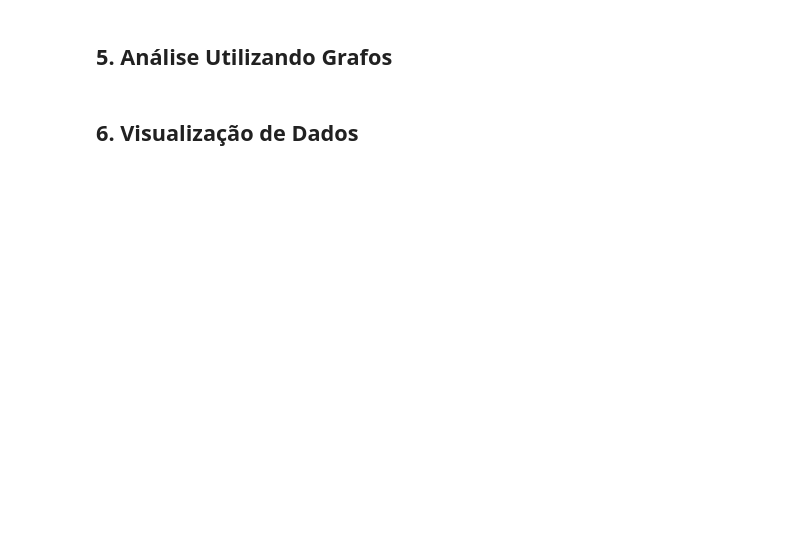
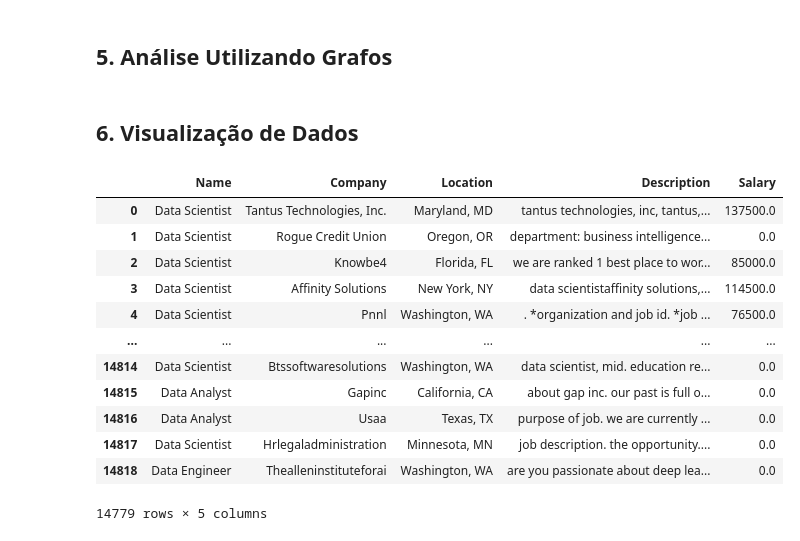
Before and after one commit to tcastb/ED_trabalho, a Jupyter notebook: main.ipynb, the cells around one changed output. Saved outputs shown, nothing was run; the diff lists cells and outputs as text; code cells hidden in the pictures; blank space fills up the shorter version.

```diff
--- a/main.ipynb
+++ b/main.ipynb
@@ -604,3 +596,19 @@ Job foun
 ## 5. Análise Utilizando Grafos
 # %% [markdown]
 ## 6. Visualização de Dados
+# %%
+df
+# %% [output]
+|  | Name | Company | Location | Description | Salary |
+| 0 | Data Scientist | Tantus Technologies, Inc. | Maryland, MD | tantus technologies, inc, tantus,... | 137500.0 |
+| 1 | Data Scientist | Rogue Credit Union | Oregon, OR | department: business intelligence... | 0.0 |
+| 2 | Data Scientist | Knowbe4 | Florida, FL | we are ranked 1 best place to wor... | 85000.0 |
+| 3 | Data Scientist | Affinity Solutions | New York, NY | data scientistaffinity solutions,... | 114500.0 |
+| 4 | Data Scientist | Pnnl | Washington, WA | . *organization and job id. *job ... | 76500.0 |
+| ... | ... | ... | ... | ... | ... |
+| 14814 | Data Scientist | Btssoftwaresolutions | Washington, WA | data scientist, mid. education re... | 0.0 |
+| 14815 | Data Analyst | Gapinc | California, CA | about gap inc. our past is full o... | 0.0 |
+| 14816 | Data Analyst | Usaa | Texas, TX | purpose of job. we are currently ... | 0.0 |
+| 14817 | Data Scientist | Hrlegaladministration | Minnesota, MN | job description. the opportunity.... | 0.0 |
+| 14818 | Data Engineer | Thealleninstituteforai | Washington, WA | are you passionate about deep lea... | 0.0 |
+14779 rows × 5 columns
```
Also changed, not shown: parts of 12 cells of this notebook.
